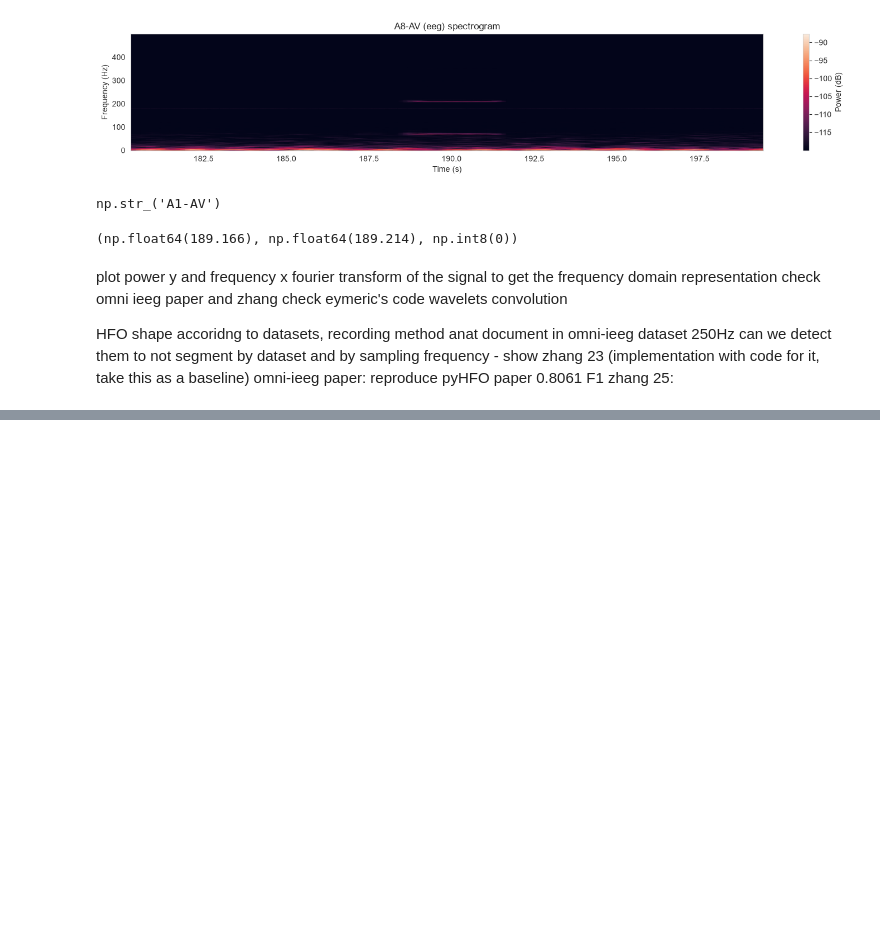
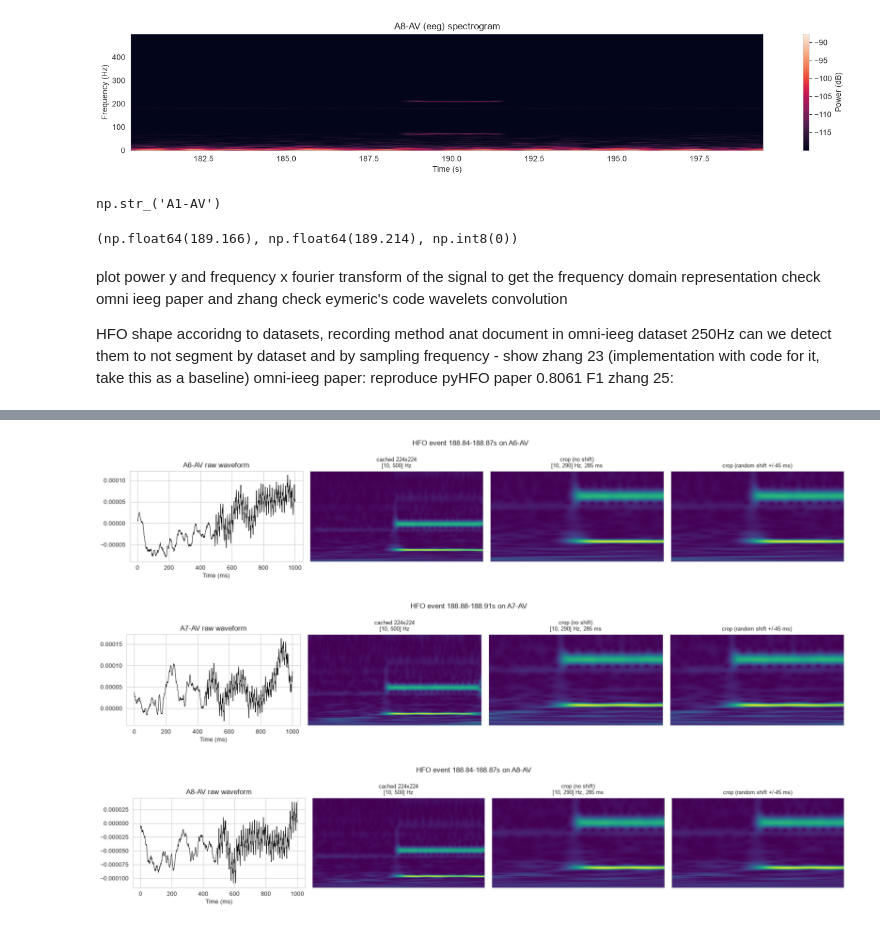
Before and after one commit to dianamatata/neurosoft_epilepsy, a Jupyter notebook: notebooks/raw_data_visualization.ipynb, the cells around one changed output, grey strips where cells are left out. Saved outputs shown, nothing was run; the diff lists cells and outputs as text; code cells hidden in the pictures; blank space fills up the shorter version.

Commit message:
4. PyHFO preprocessing pipeline

```diff
--- a/notebooks/raw_data_visualization.ipynb
+++ b/notebooks/raw_data_visualization.ipynb
@@ -557,0 +597,13 @@ zhang 25:
+# %%
+def get_event_waveform(
+    signal, timestamps, channel_idx, event_start_s, event_end_s, preprocess=PREPROCESS
+):
+    """Extract the `event_length` ms window centered on an HFO event and resample
+    it to `fs` Hz, matching PyHFO's own extraction (`extract_waveforms` +
+    `concate_edf(..., resample=...)` in Omni-iEEG)."""
+    center_s = 0.5 * (event_start_s + event_end_s)
+    half_len_s = preprocess["event_length"] / 1000 / 2
+    keep = (timestamps >= center_s - half_len_s) & (timestamps < center_s + half_len_s)
+    trace = signal[keep, channel_idx].astype(np.float64)
+    n_target = int(preprocess["event_length"] / 1000 * preprocess["fs"])
+    return resample(trace, n_target)
@@ -557,0 +632,51 @@ zhang 25:
+# %%
+def plot_pyhfo_preprocessing(
+    signal, timestamps, ch_names, annotations, channel_idx, event_idx=0, preprocess=PREPROCESS
+):
+    """Take the `event_idx`-th annotated HFO on `channel_idx` and show the raw
+    waveform, the cached image, and the train-time crop (no shift vs. random shift)."""
+    ch_name = ch_names[channel_idx]
+    on_channel = annotations.channel.astype(str) == ch_name
+    ev_starts = annotations.start[on_channel]
+    ev_ends = annotations.end[on_channel]
+    if len(ev_starts) == 0:
+        print(f"No annotated events on {ch_name}")
+        return None
+
+    ev_start, ev_end = ev_starts[event_idx], ev_ends[event_idx]
+    waveform = get_event_waveform(signal, timestamps, channel_idx, ev_start, ev_end, preprocess)
+    cached, cropped_eval, cropped_train = pyhfo_images(waveform, preprocess)
+
+    fig, axes = plt.subplots(1, 4, figsize=(18, 3.5))
+    t_ms = np.linspace(0, preprocess["event_length"], len(waveform))
+    axes[0].plot(t_ms, waveform, color="black", linewidth=0.7)
+    axes[0].set_title(f"{ch_name} raw waveform")
+    axes[0].set_xlabel("Time (ms)")
+
+    for ax, img, title in zip(
+        axes[1:],
+        [cached, cropped_eval, cropped_train],
+        [
+            f"cached {preprocess['image_size']}x{preprocess['image_size']}\n{preprocess['freq_range_hz']} Hz",
+            f"crop (no shift)\n{preprocess['selected_freq_range_hz']} Hz, {preprocess['selected_window_size_ms']} ms",
+            f"crop (random shift +/-{preprocess['random_shift_ms']} ms)",
+        ],
+    ):
+        ax.imshow(img, aspect="auto", cmap="viridis")
+        ax.set_title(title, fontsize=9)
+        ax.set_xticks([])
+        ax.set_yticks([])
+
+    fig.suptitle(f"HFO event {ev_start:.2f}-{ev_end:.2f}s on {ch_name}")
+    fig.tight_layout()
+    return fig
+
+
+for ch_nbr in np.arange(5, 8):
+    fig = plot_pyhfo_preprocessing(signal, timestamps, ch_names, data.annotations, channel_idx=ch_nbr)
+    if fig is not None:
+        fig.show()
+# %% [output]
+[figure, added]
+[figure, added]
+[figure, added]
```
Also changed, not shown: parts of 18 cells of this notebook, 1 other file.
